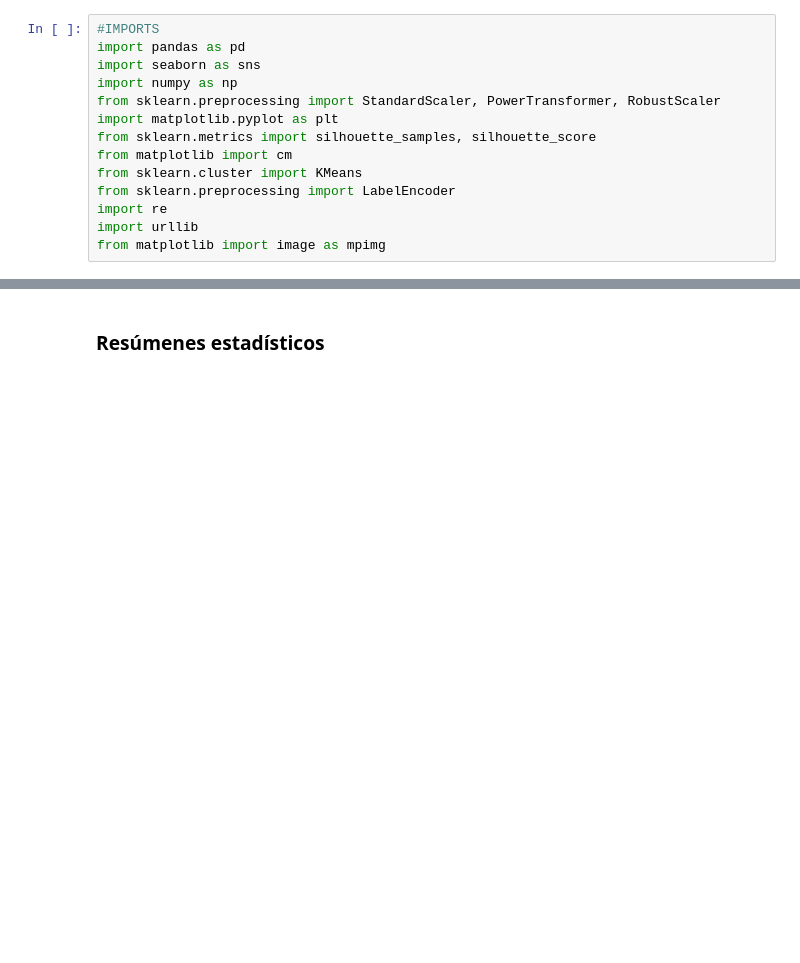
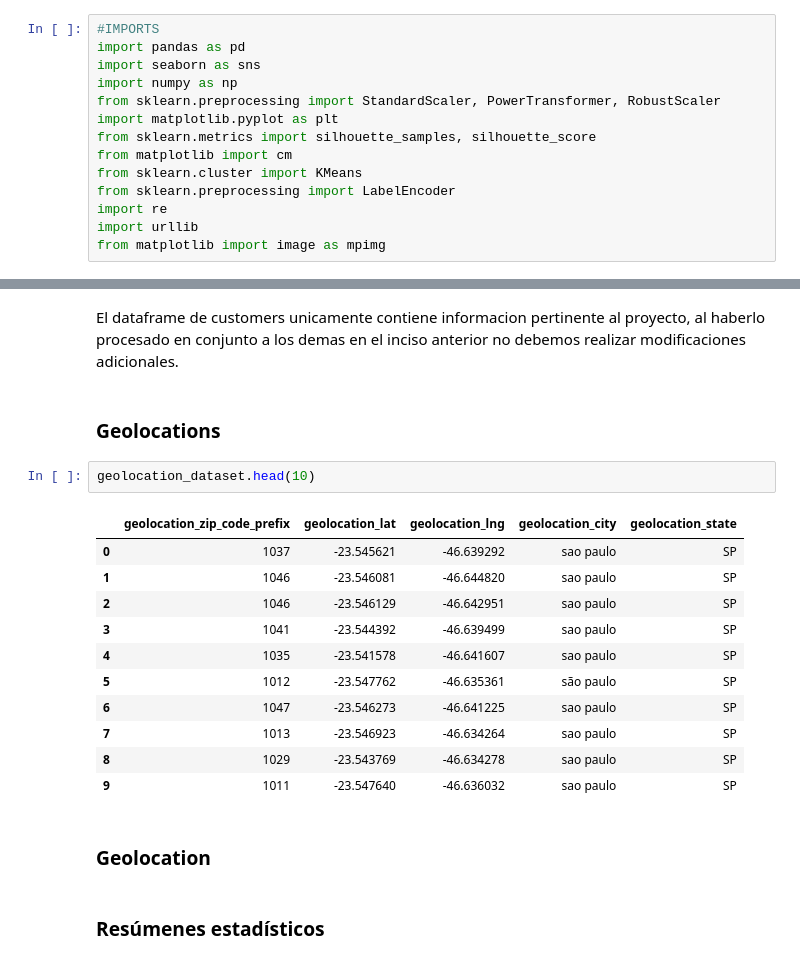
Before and after one commit to JoaquinCampos22155/proyecto3_Mineria, a Jupyter notebook: reporteEDA.ipynb, the cells around one changed output, grey strips where cells are left out. Drawn from its saved outputs; the diff is of its cells as text; blank space fills up the shorter version.

```diff
--- a/reporteEDA.ipynb
+++ b/reporteEDA.ipynb
@@ -50,3 +187,23 @@ Sellers Dataset:  (3095, 4)
+# %% [markdown]
+El dataframe de customers unicamente contiene informacion pertinente al proyecto, al haberlo procesado en conjunto a los demas en el inciso anterior no debemos realizar modificaciones adicionales.
+# %% [markdown]
+### Geolocations
+# %%
+geolocation_dataset.head(10)
+# %% [output]
+|  | geolocation_zip_code_prefix | geolocation_lat | geolocation_lng | geolocation_city | geolocation_state |
+| 0 | 1037 | -23.545621 | -46.639292 | sao paulo | SP |
+| 1 | 1046 | -23.546081 | -46.644820 | sao paulo | SP |
+| 2 | 1046 | -23.546129 | -46.642951 | sao paulo | SP |
+| 3 | 1041 | -23.544392 | -46.639499 | sao paulo | SP |
+| 4 | 1035 | -23.541578 | -46.641607 | sao paulo | SP |
+| 5 | 1012 | -23.547762 | -46.635361 | são paulo | SP |
+| 6 | 1047 | -23.546273 | -46.641225 | sao paulo | SP |
+| 7 | 1013 | -23.546923 | -46.634264 | sao paulo | SP |
+| 8 | 1029 | -23.543769 | -46.634278 | sao paulo | SP |
+| 9 | 1011 | -23.547640 | -46.636032 | sao paulo | SP |
+# %% [markdown]
+### Geolocation
 # %% [markdown]
 ### Resúmenes estadísticos
 # %%
```
Also changed, not shown: parts of 13 cells of this notebook, 1 other file.
